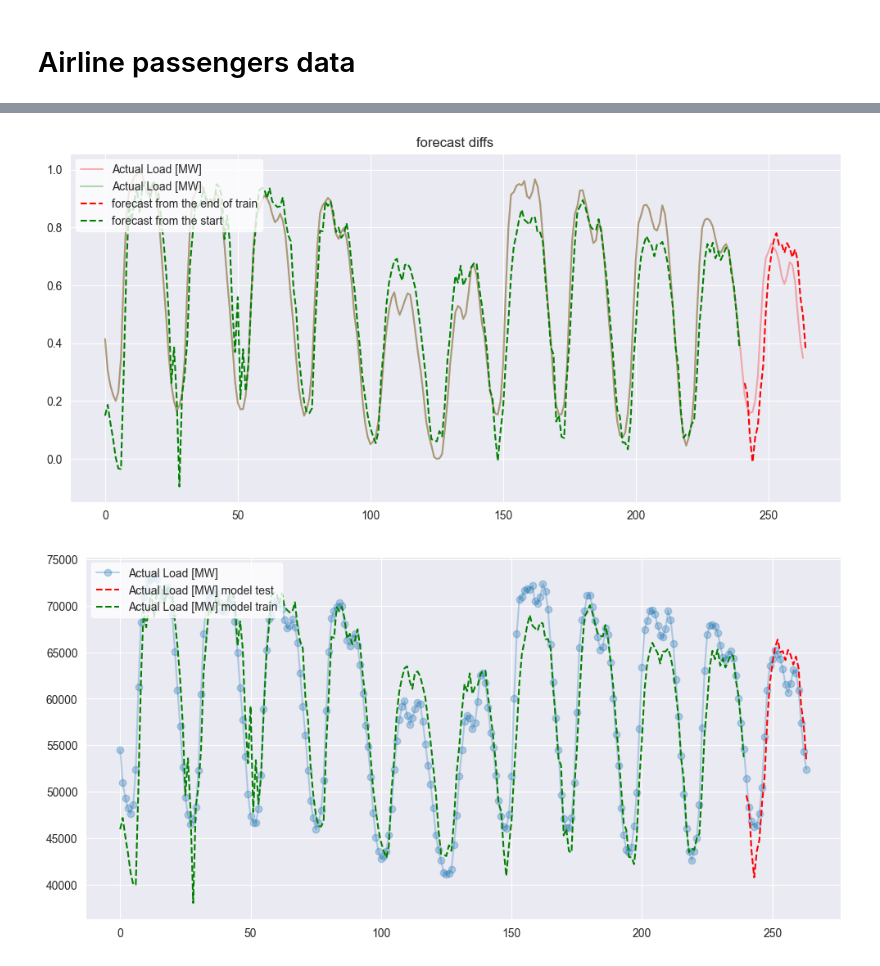
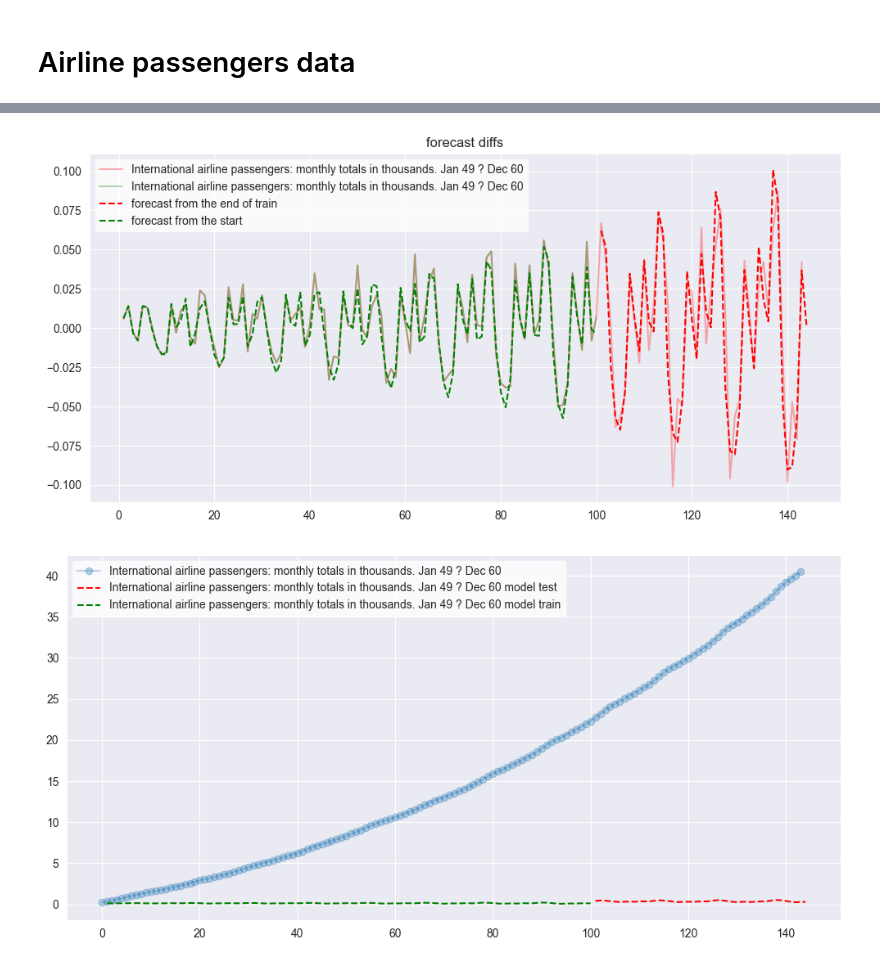
Before and after one commit to Ali623/comparative-analysis-energy-timeseries-forecasting-semml, a Jupyter notebook: hcnn/examples/hcnn_example.ipynb, the cells around one changed output, grey strips where cells are left out. Cells and saved outputs as stored; diff of their text form; code cells hidden in the pictures.

```diff
--- a/hcnn/examples/hcnn_example.ipynb
+++ b/hcnn/examples/hcnn_example.ipynb
@@ -101,0 +84,10 @@ data_train.shape
+# %%
+data = df.diff()  # remove trend
+data = data.iloc[1:]
+train_test_split_index = 100
+data_train = data[:train_test_split_index]
+
+fig, ax = plt.subplots()
+data.plot(ax=ax, title='data.diff() - trend removed')
+data_train.rename(columns={c:'{}__train'.format(c) for c in data_train.columns}).plot(ax=ax, color='g')
+plt.show()
@@ -102,14 +96,12 @@ data_train.shape
 # %%
-hcnn = HCNN(data_dim=data_train.shape[1], hidden_dim=200, sparsity=0, init_state_trainable=False)
+hcnn = HCNN(data_dim=data_train.shape[1], hidden_dim=100, sparsity=0.5, init_state_trainable=False)
 init_state = hcnn.init_state()
 # %%
-import torch
-
 train_loss = hcnn.train(
     data_train.values,
     init_state,
-    lr=0.0005, epochs=1000,
-    criterion=torch.nn.MSELoss(), #LogCosh.apply,
+    lr=0.0005, epochs=500,
+    criterion=LogCosh.apply,
     plot_pred_train=True
 )
 # %% [output]
@@ -148,61 +109,61 @@ array([[40.41461299]])
 # %%
+y_pred_test = hcnn.sample(hcnn.forward(init_state, len(data_train)), len(data)-len(data_train))
+y_pred = hcnn.sample(init_state, len(data_train))
+
 # PLOT forecast of diffs
 fig, ax = plt.subplots(figsize=(10, 5))
-df.plot(ax=ax, title='forecast diffs', color='r', alpha=0.3)
-data_train.plot(ax=ax, color='g', alpha=0.3)
-ax.plot(np.arange(1, y_pred_test.shape[0]+1) + len(data_train), y_pred_test, 'r--', label=f'forecast from the end of train')
-ax.plot(data_train.index, y_pred, 'g--', label=f'forecast from the start')
+data.rename(columns={'international_airline_passengers': 'data'}).plot(ax=ax, title='forecast diffs', color='r', alpha=0.3)
+data_train.rename(columns={'international_airline_passengers': 'data train'}).plot(ax=ax, color='g', alpha=0.3)
+ax.plot(np.arange(1, y_pred_test.shape[0]+1) + len(data_train), y_pred_test[:, 0], 'r--', label=f'forecast from the end of train')
+ax.plot(data_train.index, y_pred[:, 0], 'g--', label=f'forecast from the start')
 legend_pred = ax.legend(frameon=True, loc='upper left')
 legend_pred.get_frame().set_color('white')
 plt.tight_layout()
 plt.show()
 
 # PLOT FORECAST after diff inverse transform
-# def diff_inverse_transform(df, first_row):
-#     df_ = first_row
-#     for i in range(df.shape[0]):
-#         row = pd.DataFrame(data=df.iloc[[i]].values + df_.iloc[[i]].values,
-#                            columns=df.columns, index=df.iloc[[i]].index)
-#         # df_ = df_.append(row)
-#         # Assuming `row` is a dictionary or a DataFrame
-#         df_ = pd.concat([df_, pd.DataFrame([row])], ignore_index=True)
-#     return df_.iloc[1:]
-
-
-def diff_inverse_transform(df, first_row, max = 73442.25, min =  41132.5):
-    df_ = first_row.copy()  # Copy to avoid modifying the original
-    for i in range(len(df)):
-        # Compute the row and ensure it's 2D
-        row_values = (max - min)*(df.iloc[[i]].values) + min  # Use last row of df_ for addition
-        row = pd.DataFrame(
-            data=row_values,  # Ensure data is 2D
-            columns=df.columns,
-            index=df.iloc[[i]].index,
-        )
-
+def diff_inverse_transform(df, first_row):
+    df_ = first_row
+    for i in range(df.shape[0]):
+        row = pd.DataFrame(data=df.iloc[[i]].values + df_.iloc[[i]].values,
+                           columns=df.columns, index=df.iloc[[i]].index)
         # Concatenate instead of appending
         df_ = pd.concat([df_, row])
-    return df_.iloc[1:]  # Drop the first row if it was only for initialization
+    return df_.iloc[1:]
+
+# def diff_inverse_transform(df, first_row, max = 73442.25, min =  41132.5):
+#     df_ = first_row.copy()  # Copy to avoid modifying the original
+#     for i in range(len(df)):
+#         # Compute the row and ensure it's 2D
+#         row_values = (max - min)*(df.iloc[[i]].values) + min  # Use last row of df_ for addition
+#         row = pd.DataFrame(
+#             data=row_values,  # Ensure data is 2D
+#             columns=df.columns,
+#             index=df.iloc[[i]].index,
+#         )
+#         # Concatenate instead of appending
+#         df_ = pd.concat([df_, row])
+#     return df_.iloc[1:]  # Drop the first row if it was only for initialization
 
 
 y_pred_test = pd.DataFrame(data=y_pred_test, columns=df.columns)#.rename('forecast from the end of train'])
-y_pred_test.index = df.loc[data_train.index[-1]+1:].index
+y_pred_test.index = data.loc[data_train.index[-1]+1:].index
 df_forecast_test = diff_inverse_transform(y_pred_test, df.loc[[data_train.index[-1]]])
 df_forecast_test.rename(columns={c: '{} model test'.format(c) for c in df_forecast_test.columns}, inplace=True)
 
 y_pred = pd.DataFrame(data=y_pred, columns=df.columns, index=data_train.index) # columns=['forecast from the start']
 df_forecast = diff_inverse_transform(y_pred, df.loc[[0]])
 df_forecast.rename(columns={c: '{} model train'.format(c) for c in df_forecast.columns}, inplace=True)
 
 df = diff_inverse_transform(df, df.loc[[0]])
 
 fig, ax = plt.subplots(figsize=(10, 5))
 df.plot(ax=ax, style='o-', alpha=0.3)
 df_forecast_test.plot(ax=ax, style='r--')
 df_forecast.plot(ax=ax, style='g--')
 legend_pred = ax.legend(frameon=True, loc='upper left')
 legend_pred.get_frame().set_color('white')
 plt.tight_layout()
 # %% [output]
-[figure, old version]
+[figure, new version]
-[figure, old version]
+[figure, new version]
```
Also changed, not shown: parts of 27 cells of this notebook, 9 other files.
